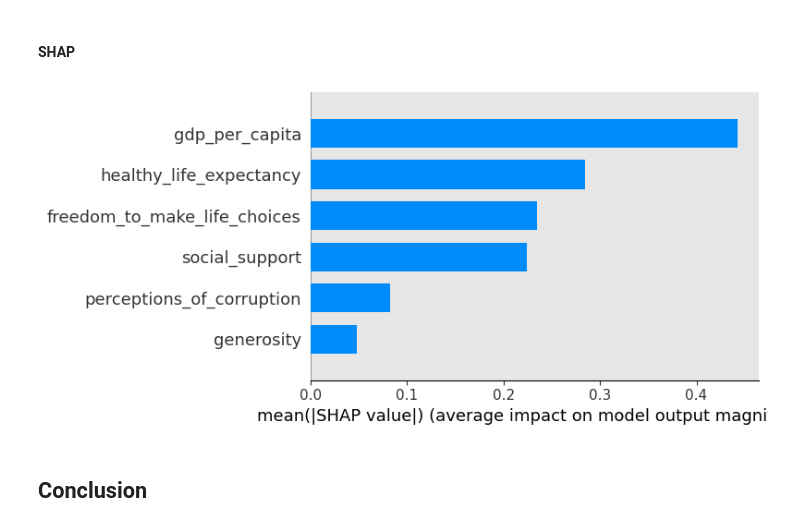
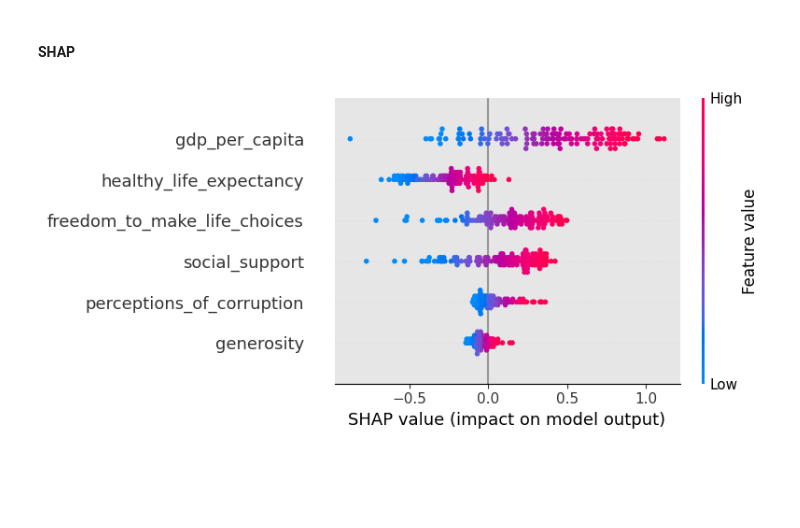
Before and after one commit to hamedtaeb/Project_SmileScore, a Jupyter notebook: Global Happiness Predictions.ipynb, the cells around one changed output. Saved outputs shown, nothing was run; the diff lists cells and outputs as text; code cells hidden in the pictures; blank space fills up the shorter version.

```diff
--- a/Global Happiness Predictions.ipynb
+++ b/Global Happiness Predictions.ipynb
@@ -432,0 +456,18 @@ tscv = TimeSeriesSplit(n_splits=5)
+# %%
+# Cross-validatign the dummy model
+dummy_scores = []
+for train_idx, val_idx in tscv.split(X_train):
+    X_fold_train, X_fold_val = X_train.iloc[train_idx], X_train.iloc[val_idx]
+    y_fold_train, y_fold_val = y_train.iloc[train_idx], y_train.iloc[val_idx]
+
+    dummy = DummyRegressor(strategy="mean")
+    dummy.fit(X_fold_train, y_fold_train)
+    score = dummy.score(X_fold_val, y_fold_val)  # R² score
+    dummy_scores.append(score)
+
+print(f"Dummy Model CV R²: {np.mean(dummy_scores):.3f}")
+
+# 5. Train final dummy model on ALL training data and evaluate on 2023
+dummy_final = DummyRegressor(strategy="mean").fit(X_train, y_train)
+test_score = dummy_final.score(X_test, y_test)
+print(f"Dummy Model Test R² (2023): {test_score:.3f}")
@@ -563,0 +978,12 @@ R-squared (R²): 0.77
+# %%
+# Train a GradientBoostingRegressor on the training set (if not already trained)
+from sklearn.ensemble import GradientBoostingRegressor
+
+if 'modelgb' in globals() and isinstance(modelgb, GradientBoostingRegressor):
+    print('GradientBoosting model already exists (variable `model`). Skipping re-fit.')
+else:
+    print('Training GradientBoostingRegressor...')
+    gb = GradientBoostingRegressor(random_state=7)
+    gb.fit(X_train, y_train)
+    model = gb
+    print('GradientBoosting trained.')
@@ -566,17 +1247,21 @@ R-squared (R²): 0.77
 # %%
 # Create DataFrames from scaled arrays, keeping column names
 X_train_scaled_df = pd.DataFrame(X_train_scaled, columns=X_train.columns)
 X_test_scaled_df = pd.DataFrame(X_test_scaled, columns=X_test.columns)
+
+from sklearn.linear_model import Ridge
+
+# Fit Ridge regression model if not already done
+best_ridge = Ridge()
+best_ridge.fit(X_train_scaled_df, y_train)
 
 # Explainability with SHAP
 explainer = shap.Explainer(best_ridge, X_train_scaled_df)
 
 # calculate and display the SHAP values for a single prediction
 shap_values = explainer(X_test_scaled_df)
 
 # Display SHAP summary plot
-shap.summary_plot(shap_values, X_test_scaled_df, plot_type='bar')
+shap.summary_plot(shap_values, X_test_scaled_df)
 # %% [output]
-[figure, old version]
+[figure, new version]
-# %% [markdown]
-## Conclusion
```
Also changed, not shown: parts of 38 cells of this notebook, 5 other files.
